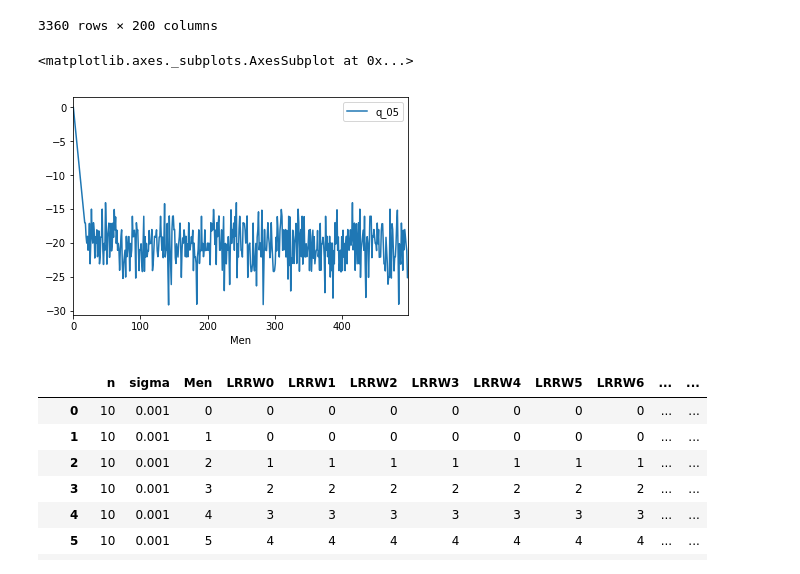
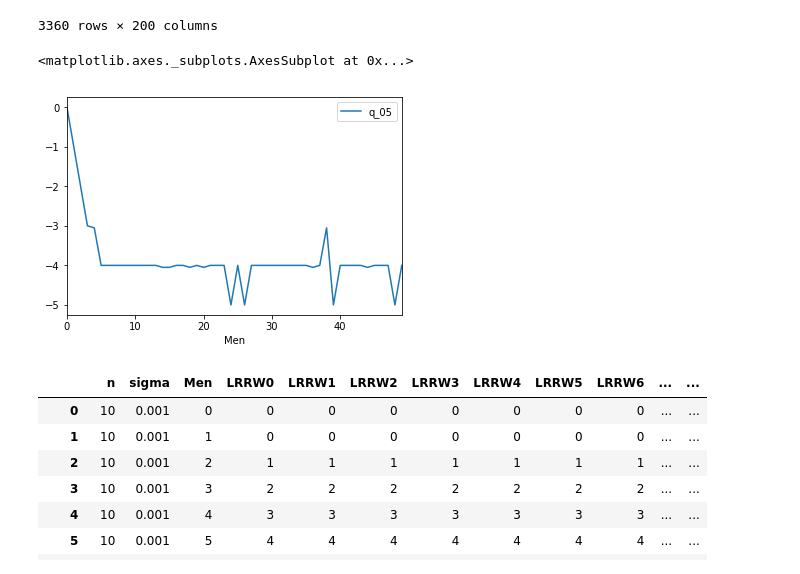
Before and after one commit to tgardnerh/MarketDesign, a Jupyter notebook: Short_Ranklist.ipynb, the cells around one changed output. Saved outputs shown, nothing was run; the diff lists cells and outputs as text; code cells hidden in the pictures.

```diff
--- a/Short_Ranklist.ipynb
+++ b/Short_Ranklist.ipynb
@@ -156,7 +227,7 @@ def simulate(run_no):
     #Also note that the code in this block changes a bit as I add to the "results" object without
     #re-running the entire simulation
     sizes = [10, 50, 500, 5000]
-    sigmas = [.001,.005, .01,.05, .1, .3]
+    sigmas = [.001,.005, .01,.05, .1]
     #Slopyness ends here
 
     result = pd.DataFrame()
@@ -212,10 +283,10 @@ deliverable['q_05'] = deliverable['q_05']-deliverable['Men']
 deliverable['q_50'] = deliverable['q_50']-deliverable['Men']
 deliverable['q_95'] = deliverable['q_95']-deliverable['Men']
 # %%
-deliverable[(deliverable['n'] == 500)&(deliverable['sigma'] == .05)].plot(x='Men' ,y= 'q_05')
+deliverable[(deliverable['n'] == 50)&(deliverable['sigma'] == .05)].plot(x='Men' ,y= 'q_05')
 # %% [output]
 <matplotlib.axes._subplots.AxesSubplot at 0x...>
-[figure, old version]
+[figure, new version]
 # %%
 # %% [output]
 |  | n | sigma | Men | LRRW0 | LRRW1 | LRRW2 | LRRW3 | LRRW4 | LRRW5 | LRRW6 | ... | ... |
```
Also changed, not shown: parts of 2 cells of this notebook.
